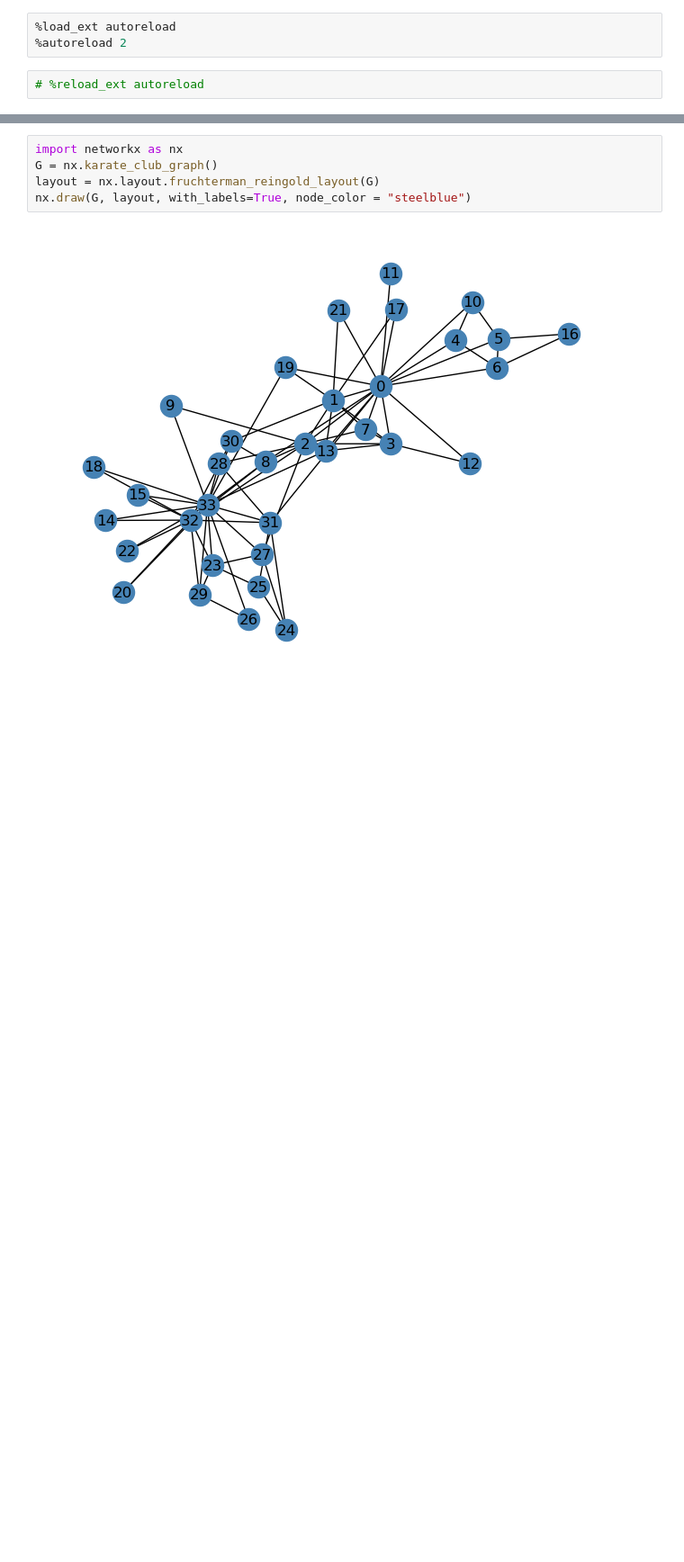
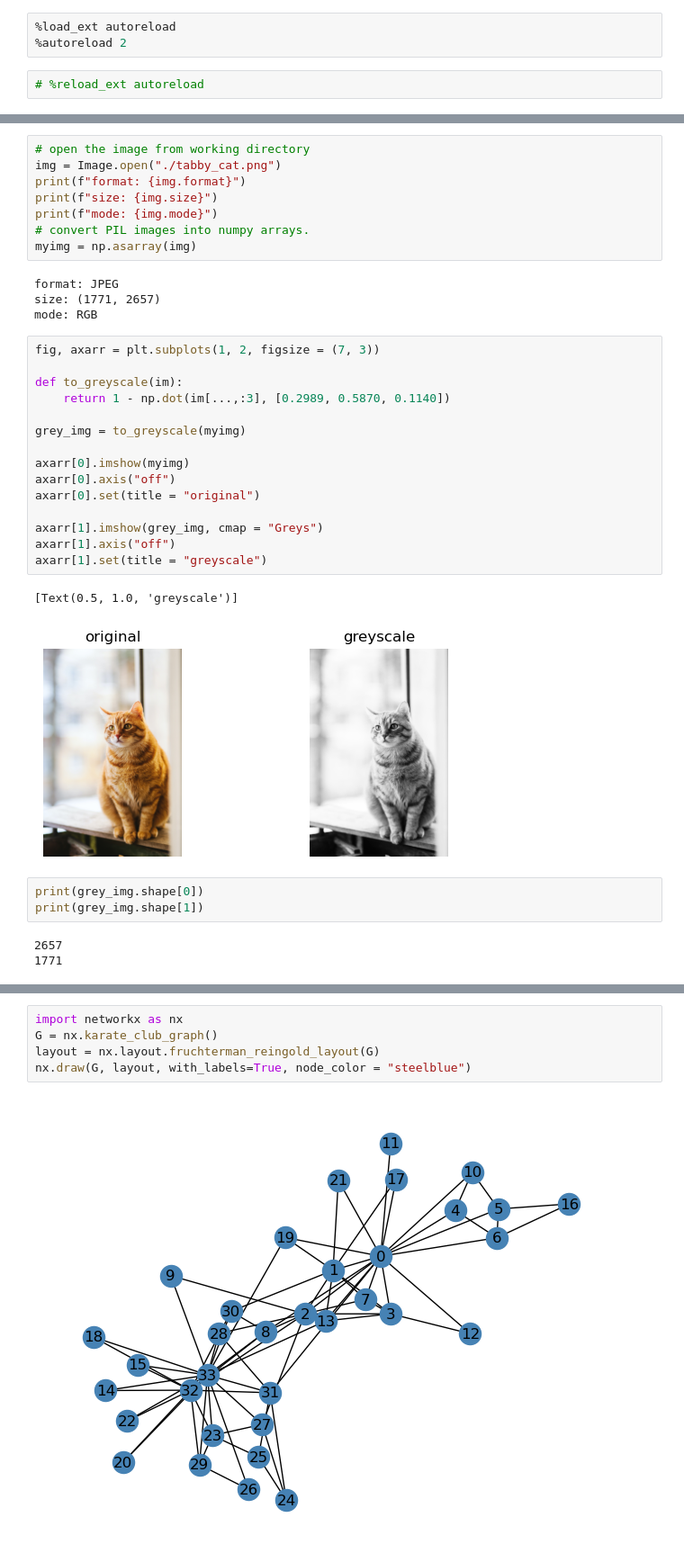
Before and after one commit to Xianzhiwang1/CS0451-page-site, a Jupyter notebook: posts/my-blog-post-06-unsupervised-learning/index.ipynb, the cells around one changed output, grey strips where cells are left out. Shown at 90% size. Saved outputs shown, nothing was run; the diff lists cells and outputs as text; blank space fills up the shorter version.

```diff
--- a/posts/my-blog-post-06-unsupervised-learning/index.ipynb
+++ b/posts/my-blog-post-06-unsupervised-learning/index.ipynb
@@ -14,0 +36,36 @@ format: html
+# %%
+# open the image from working directory
+img = Image.open("./tabby_cat.png")
+print(f"format: {img.format}")
+print(f"size: {img.size}")
+print(f"mode: {img.mode}")
+# convert PIL images into numpy arrays.
+myimg = np.asarray(img)
+# %% [output]
+format: JPEG
+size: (1771, 2657)
+mode: RGB
+# %%
+fig, axarr = plt.subplots(1, 2, figsize = (7, 3))
+
+def to_greyscale(im):
+    return 1 - np.dot(im[...,:3], [0.2989, 0.5870, 0.1140])
+
+grey_img = to_greyscale(myimg)
+
+axarr[0].imshow(myimg)
+axarr[0].axis("off")
+axarr[0].set(title = "original")
+
+axarr[1].imshow(grey_img, cmap = "Greys")
+axarr[1].axis("off")
+axarr[1].set(title = "greyscale")
+# %% [output]
+[Text(0.5, 1.0, 'greyscale')]
+[figure, added]
+# %%
+print(grey_img.shape[0])
+print(grey_img.shape[1])
+# %% [output]
+2657
+1771
```
Also changed, not shown: parts of 7 cells of this notebook, 21 other files.
